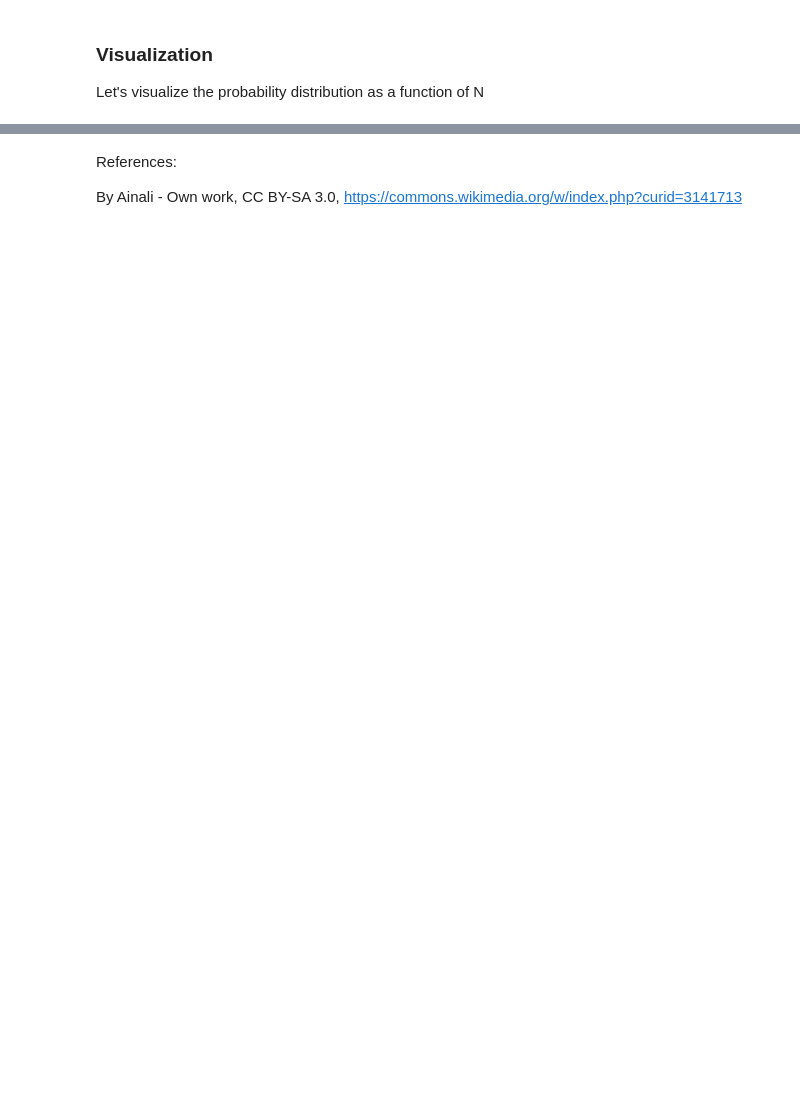
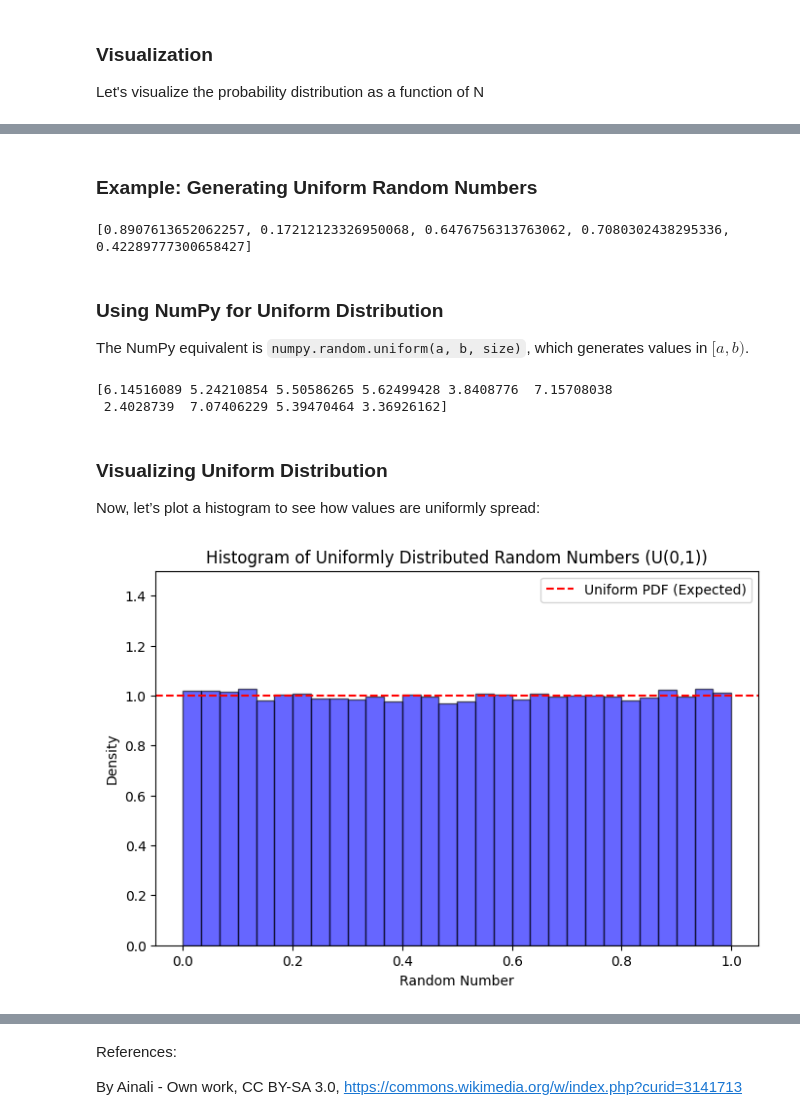
Before and after one commit to animesh-chouhan/fifty-challenging-problems-in-probability, a Jupyter notebook: probability.ipynb, the cells around one changed output, grey strips where cells are left out. Saved outputs shown, nothing was run; the diff lists cells and outputs as text; code cells hidden in the pictures; blank space fills up the shorter version.

```diff
--- a/probability.ipynb
+++ b/probability.ipynb
@@ -274,0 +300,45 @@ where:
+# %% [markdown]
+### **Example: Generating Uniform Random Numbers**
+# %%
+import random
+
+# Generate 5 random numbers uniformly distributed in [0, 1)
+random_numbers = [random.random() for _ in range(5)]
+print(random_numbers)
+# %% [output]
+[0.8907613652062257, 0.17212123326950068, 0.6476756313763062, 0.7080302438295336, 0.42289777300658427]
+# %% [markdown]
+### **Using NumPy for Uniform Distribution**
+The NumPy equivalent is `numpy.random.uniform(a, b, size)`, which generates values in $ [a, b) $.
+# %%
+import numpy as np
+
+# Generate 10 random numbers from U(2, 8)
+random_numbers = np.random.uniform(2, 8, 10)
+print(random_numbers)
+# %% [output]
+[6.14516089 5.24210854 5.50586265 5.62499428 3.8408776  7.15708038
+ 2.4028739  7.07406229 5.39470464 3.36926162]
+# %% [markdown]
+### **Visualizing Uniform Distribution**
+Now, let’s plot a histogram to see how values are uniformly spread:
+# %%
+import numpy as np
+import matplotlib.pyplot as plt
+
+# Generate 10,000 random numbers from U(0,1)
+np.random.seed(69)
+data = np.random.uniform(0, 1, 100000)
+
+# Plot histogram
+plt.figure(figsize=(8, 5))
+plt.hist(data, bins=30, density=True, color='blue', alpha=0.6, edgecolor='black')
+plt.axhline(y=1, color='red', linestyle="--", label="Uniform PDF (Expected)")
+plt.ylim(0, 1.5)
+plt.title("Histogram of Uniformly Distributed Random Numbers (U(0,1))")
+plt.xlabel("Random Number")
+plt.ylabel("Density")
+plt.legend()
+plt.show()
+# %% [output]
+[figure, added]
```
Also changed, not shown: parts of 8 cells of this notebook, 1 other file.
